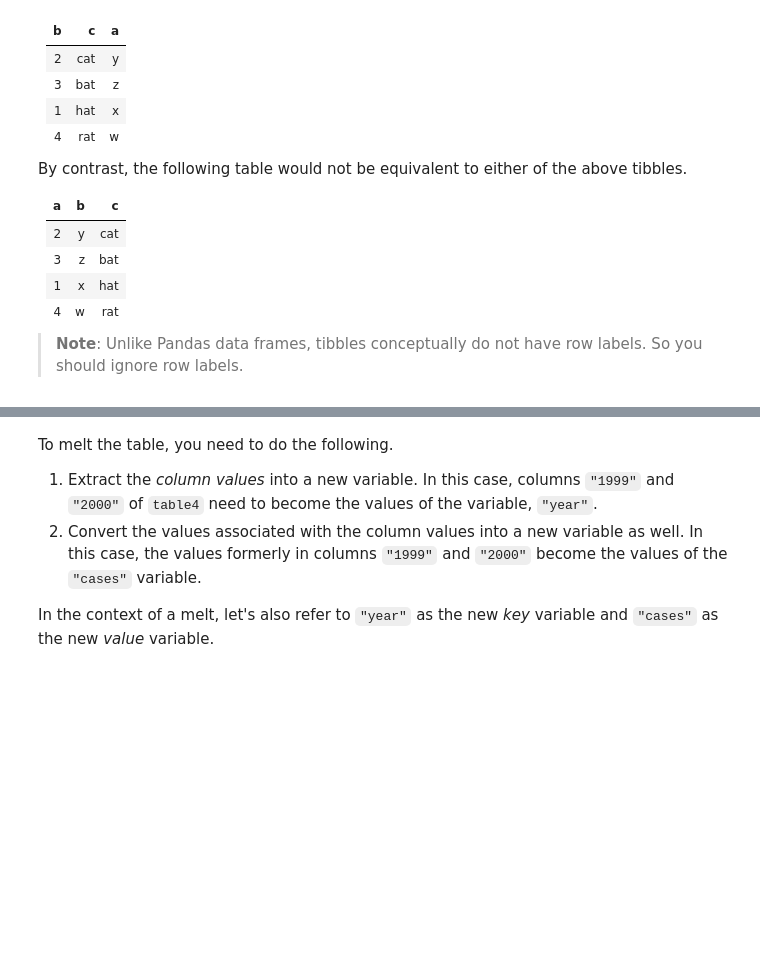
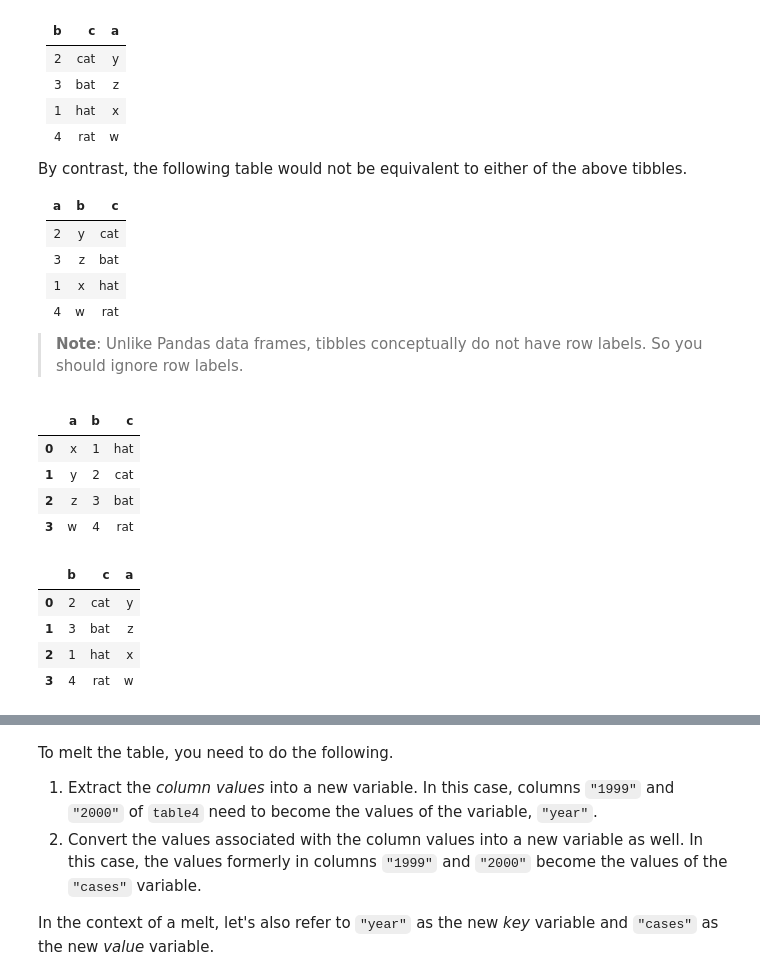
Before and after one commit to godsylla/ga_tech_omsa, a Jupyter notebook: cse_6040-computing-for-data-analysis/notebooks/nb7/main.ipynb, the cells around one changed output, grey strips where cells are left out. Saved outputs shown, nothing was run; the diff lists cells and outputs as text; code cells hidden in the pictures; blank space fills up the shorter version.

```diff
--- a/cse_6040-computing-for-data-analysis/notebooks/nb7/main.ipynb
+++ b/cse_6040-computing-for-data-analysis/notebooks/nb7/main.ipynb
@@ -663,0 +665,26 @@ def tibbles_are_equivalent(A, B):
+# %%
+testA = pd.DataFrame({
+    'a':['x', 'y', 'z', 'w'],
+    'b':['1', '2', '3', '4'],
+    'c':['hat', 'cat', 'bat', 'rat']
+}, index=None)
+
+testB = pd.DataFrame({
+    'b':['2', '3', '1', '4'],
+    'c':['cat', 'bat', 'hat', 'rat'],
+    'a':['y', 'z', 'x', 'w']
+}, index=None)
+# %%
+display(testA)
+display(testB)
+# %% [output]
+|  | a | b | c |
+| 0 | x | 1 | hat |
+| 1 | y | 2 | cat |
+| 2 | z | 3 | bat |
+| 3 | w | 4 | rat |
+|  | b | c | a |
+| 0 | 2 | cat | y |
+| 1 | 3 | bat | z |
+| 2 | 1 | hat | x |
+| 3 | 4 | rat | w |
```
Also changed, not shown: parts of 23 cells of this notebook, 2 other files.
